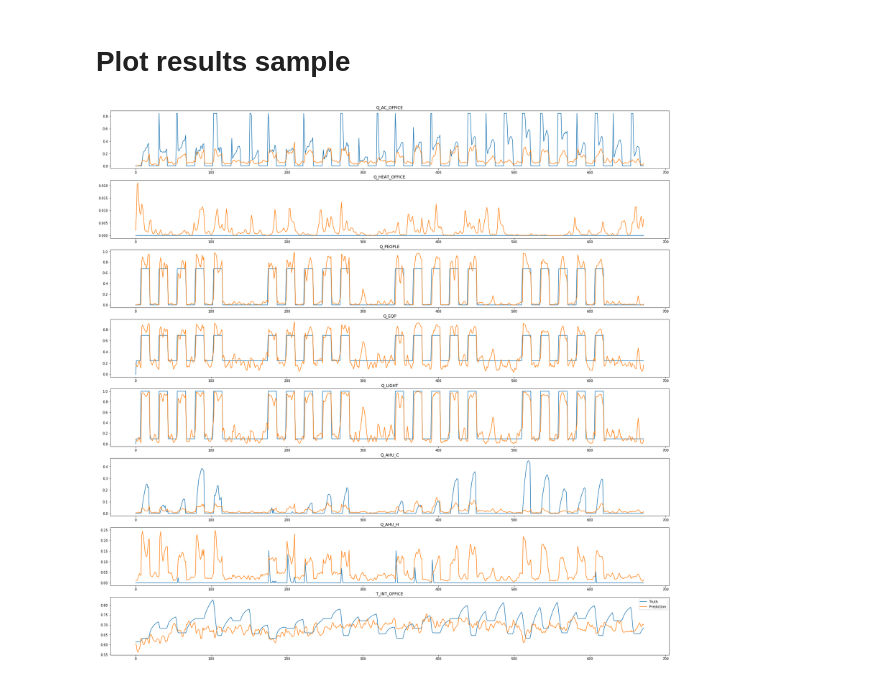
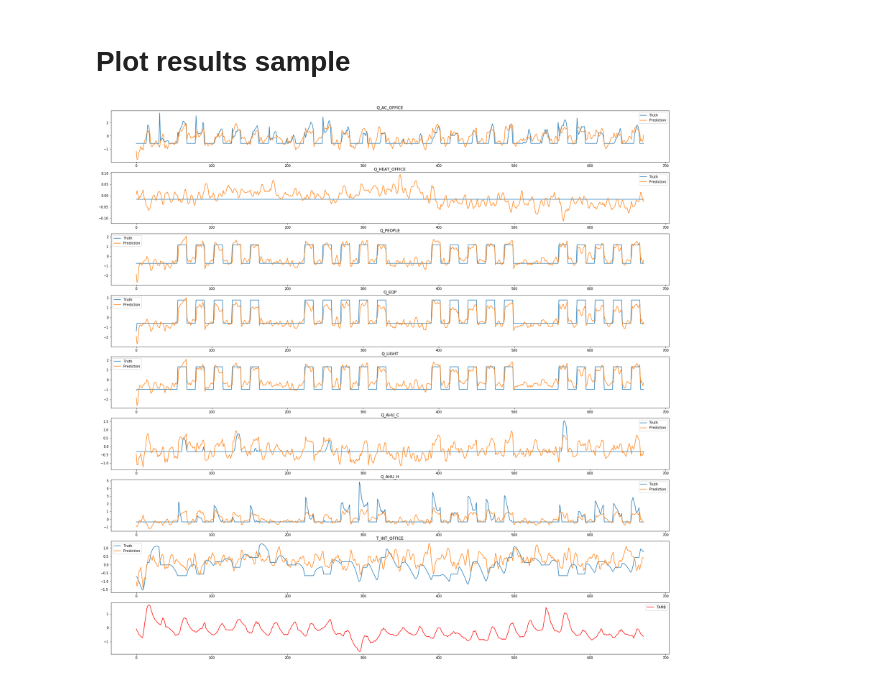
Before and after one commit to maxjcohen/transformer, a Jupyter notebook: training_classic.ipynb, the cells around one changed output. Saved outputs shown, nothing was run; the diff lists cells and outputs as text; code cells hidden in the pictures.

```diff
--- a/training_classic.ipynb
+++ b/training_classic.ipynb
@@ -77,27 +77,33 @@ Loss: 0.018933
 # %%
 ## Select training example
 idx = np.random.randint(0, len(dataloader.dataset))
 x, y = dataloader.dataset[idx]
 
 # Run predictions
 with torch.no_grad():
     x = torch.Tensor(x[np.newaxis, ...])
     netout = net(x)
 
 plt.figure(figsize=(30, 30))
 for idx_output_var in range(8):
     # Select real temperature
     y_true = y[:, idx_output_var]
 
     y_pred = netout[0, :, idx_output_var]
     y_pred = y_pred.numpy()
 
-    plt.subplot(8, 1, idx_output_var+1)
+    plt.subplot(9, 1, idx_output_var+1)
 
     plt.plot(y_true, label="Truth")
     plt.plot(y_pred, label="Prediction")
     plt.title(dataloader.dataset.labels["X"][idx_output_var])
+    plt.legend()
+
+# Plot ambient temperature
+plt.subplot(9, 1, idx_output_var+2)
+plt.plot(x[0, :, dataloader.dataset.labels["Z"].index("TAMB")], label="TAMB", c="red")
 plt.legend()
+
 plt.savefig("fig")
 # %% [output]
-[figure, old version]
+[figure, new version]
```
Also changed, not shown: parts of 1 cell of this notebook.
